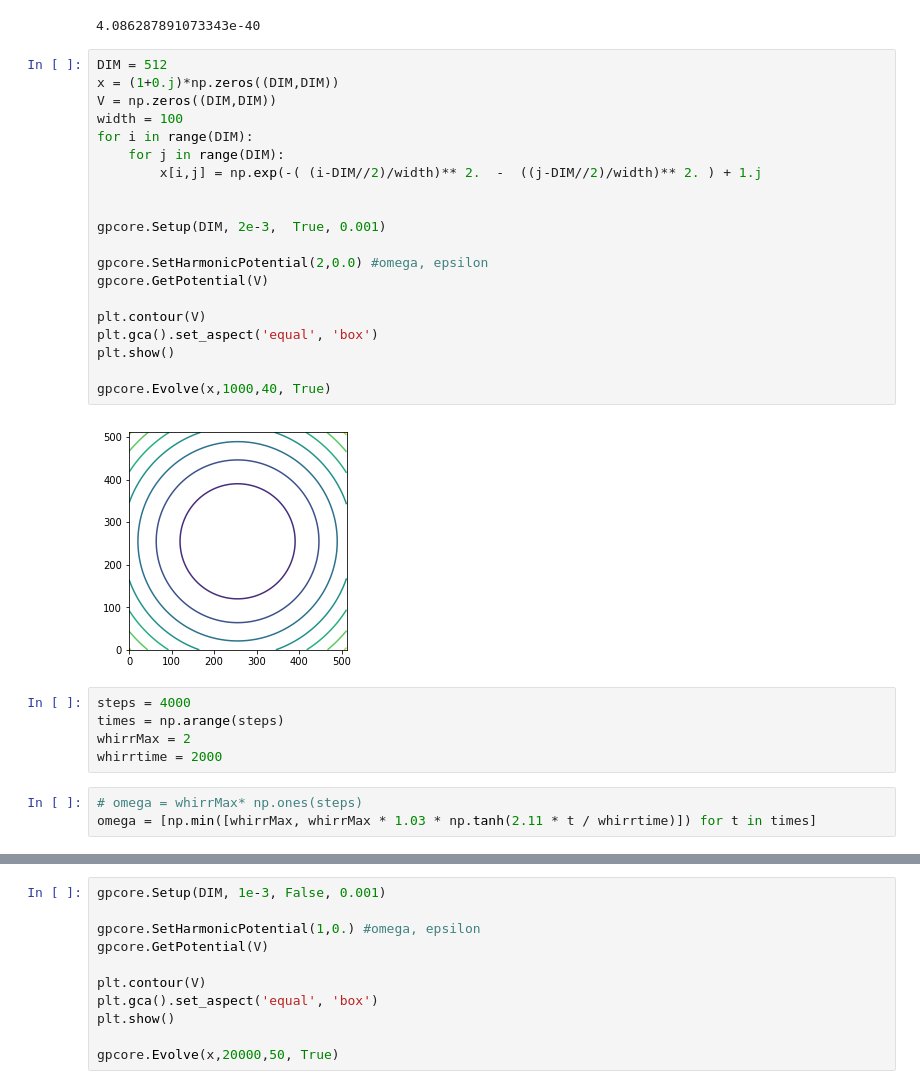
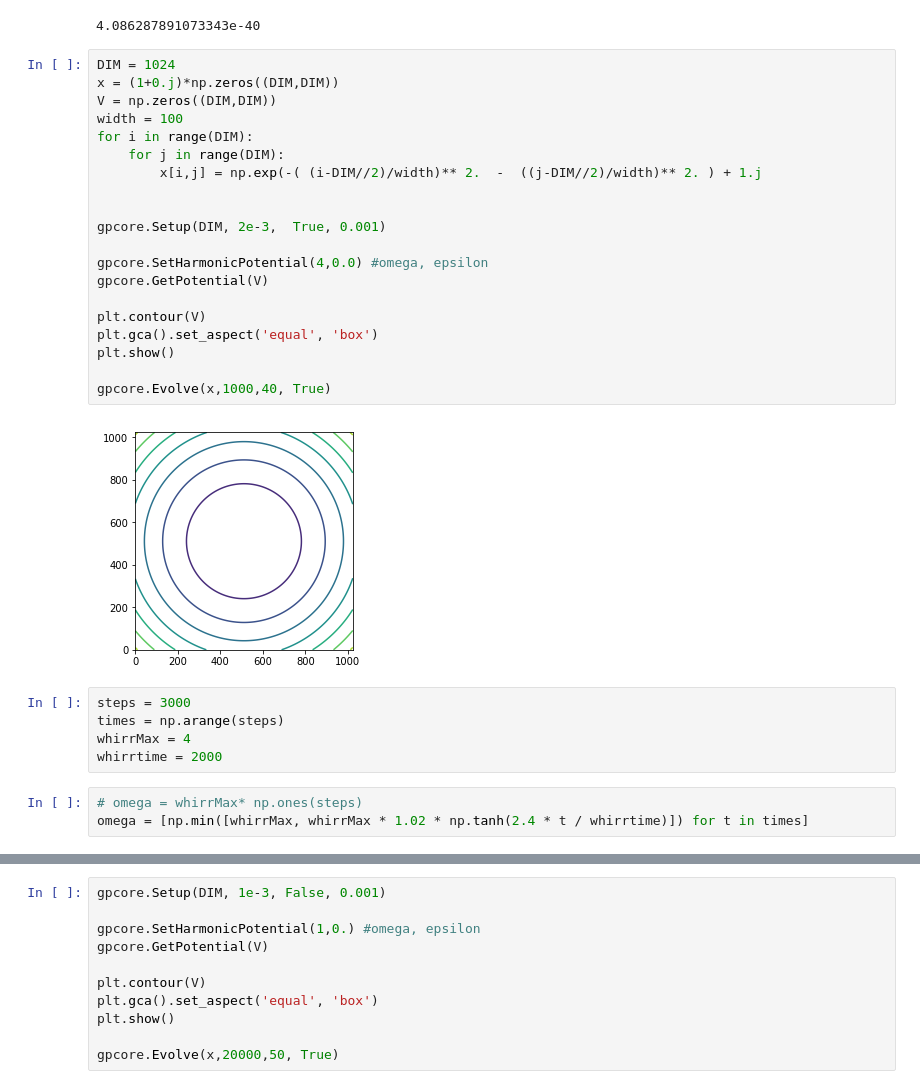
Before and after one commit to biswaroopmukherjee/condensate, a Jupyter notebook: examples/random.ipynb, the cells around one changed output, grey strips where cells are left out. Cells and saved outputs as stored; diff of their text form.

```diff
--- a/examples/random.ipynb
+++ b/examples/random.ipynb
@@ -59,35 +59,35 @@ g
 # %% [output]
 4.086287891073343e-40
 # %%
-DIM = 512
+DIM = 1024
 x = (1+0.j)*np.zeros((DIM,DIM))
 V = np.zeros((DIM,DIM))
 width = 100
 for i in range(DIM):
     for j in range(DIM):
         x[i,j] = np.exp(-( (i-DIM//2)/width)** 2.  -  ((j-DIM//2)/width)** 2. ) + 1.j
 
 
 gpcore.Setup(DIM, 2e-3,  True, 0.001)
 
-gpcore.SetHarmonicPotential(2,0.0) #omega, epsilon
+gpcore.SetHarmonicPotential(4,0.0) #omega, epsilon
 gpcore.GetPotential(V)
 
 plt.contour(V)
 plt.gca().set_aspect('equal', 'box')
 plt.show()
 
 gpcore.Evolve(x,1000,40, True)
 # %% [output]
-[figure, old version]
+[figure, new version]
 # %%
-steps = 4000
+steps = 3000
 times = np.arange(steps)
-whirrMax = 2
+whirrMax = 4
 whirrtime = 2000
 # %%
 # omega = whirrMax* np.ones(steps)
-omega = [np.min([whirrMax, whirrMax * 1.03 * np.tanh(2.11 * t / whirrtime)]) for t in times]
+omega = [np.min([whirrMax, whirrMax * 1.02 * np.tanh(2.4 * t / whirrtime)]) for t in times]
 # %%
 plt.plot(times, omega)
 plt.axvline(2e3)
```
Also changed, not shown: parts of 5 cells of this notebook.
